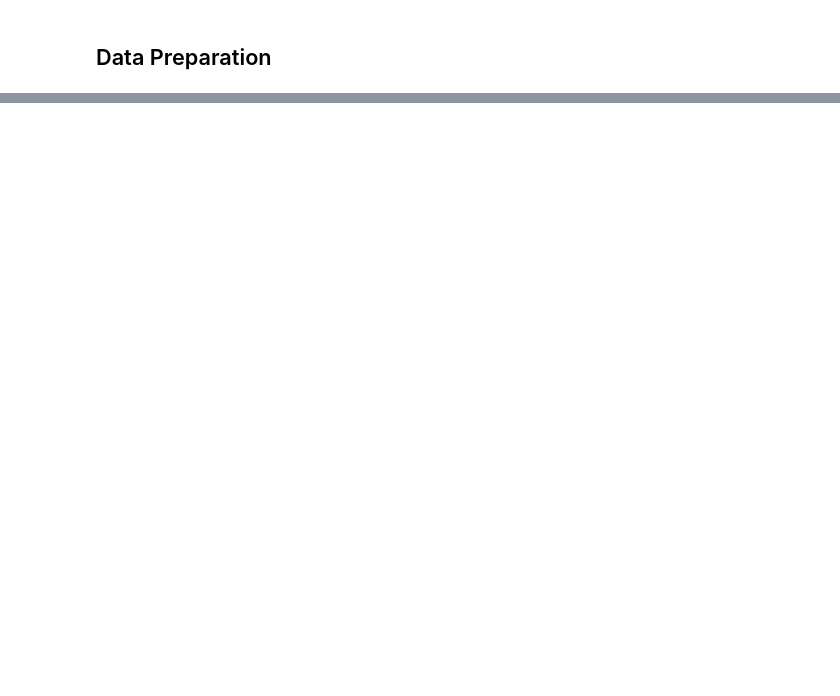
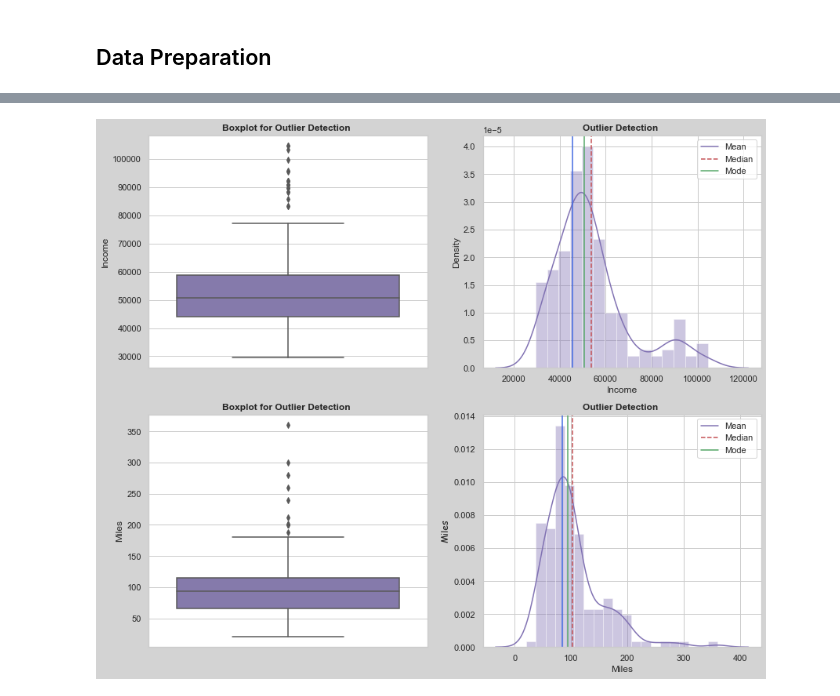
Before and after one commit to Akshat-MS/DataScience-CaseStudies, a Jupyter notebook: Aerofit/Aerofit - Descriptive Statistics & Probability.ipynb, the cells around one changed output, grey strips where cells are left out. Cells and saved outputs as stored; diff of their text form; code cells hidden in the pictures; blank space fills up the shorter version.

```diff
--- a/Aerofit/Aerofit - Descriptive Statistics & Probability.ipynb
+++ b/Aerofit/Aerofit - Descriptive Statistics & Probability.ipynb
@@ -201,0 +294,4 @@ memory usage: 14.1+ KB
+# %%
+aerofit_data['Product'] = aerofit_data['Product'].astype("category")
+# %%
+aerofit_data['MaritalStatus'] = aerofit_data['MaritalStatus'].astype("category")
@@ -215,0 +327,5 @@ aerofit_data.describe()
+# %%
+bins = [14,20,30,40,60]
+labels =["Teens","20s","30s","Above 40s"]
+aerofit_data['AgeGroup'] = pd.cut(aerofit_data['Age'], bins)
+aerofit_data['AgeCategory'] = pd.cut(aerofit_data['Age'], bins,labels=labels)
@@ -215,0 +343,5 @@ aerofit_data.describe()
+# %%
+bins_income = [29000, 35000, 60000, 85000,105000]
+labels_income = ['Low Income','Lower-middle income','Upper-Middle income', 'High income']
+aerofit_data['IncomeSlab'] = pd.cut(aerofit_data['Income'],bins_income,labels = labels_income)
+aerofit_data.head()
@@ -215,0 +392,5 @@ aerofit_data.describe()
+# %%
+col_num = [ 'Income', 'Miles']
+outlier_detect(aerofit_data,col_num,2,2,14,12)
+# %% [output]
+[figure, added]
```
Also changed, not shown: parts of 90 cells of this notebook, 2 other files.
